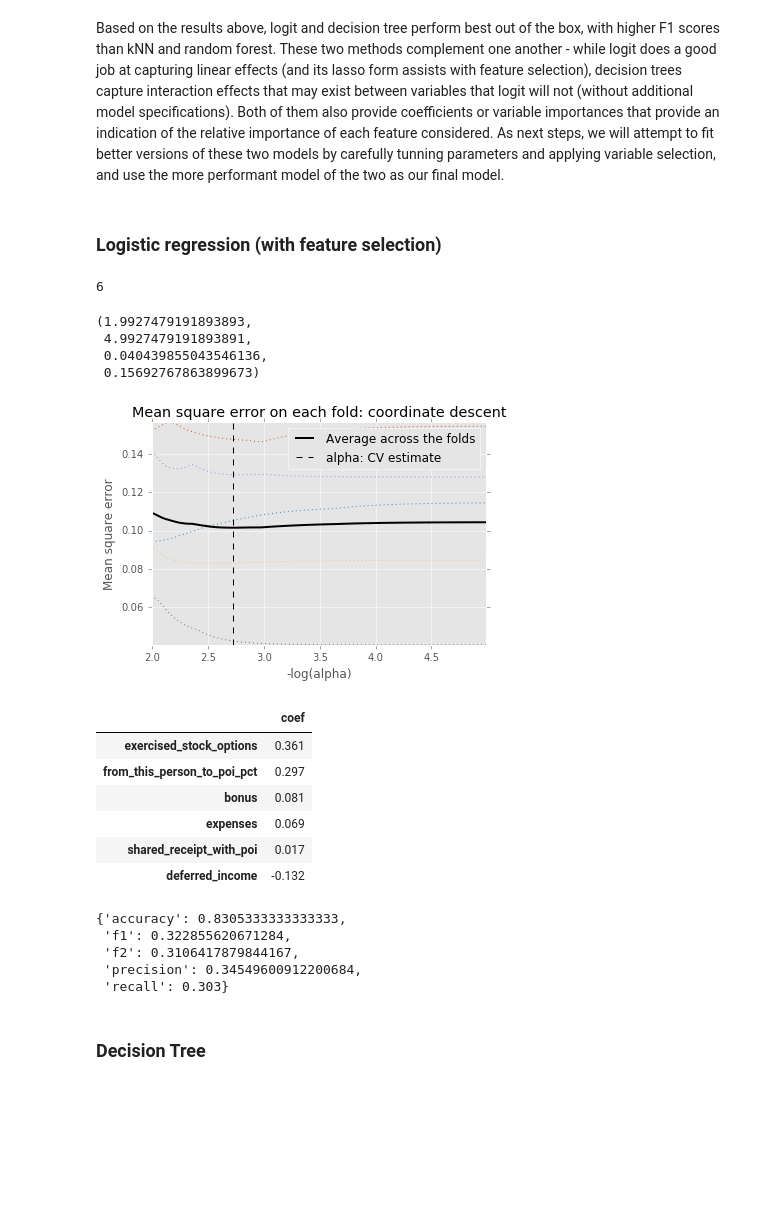
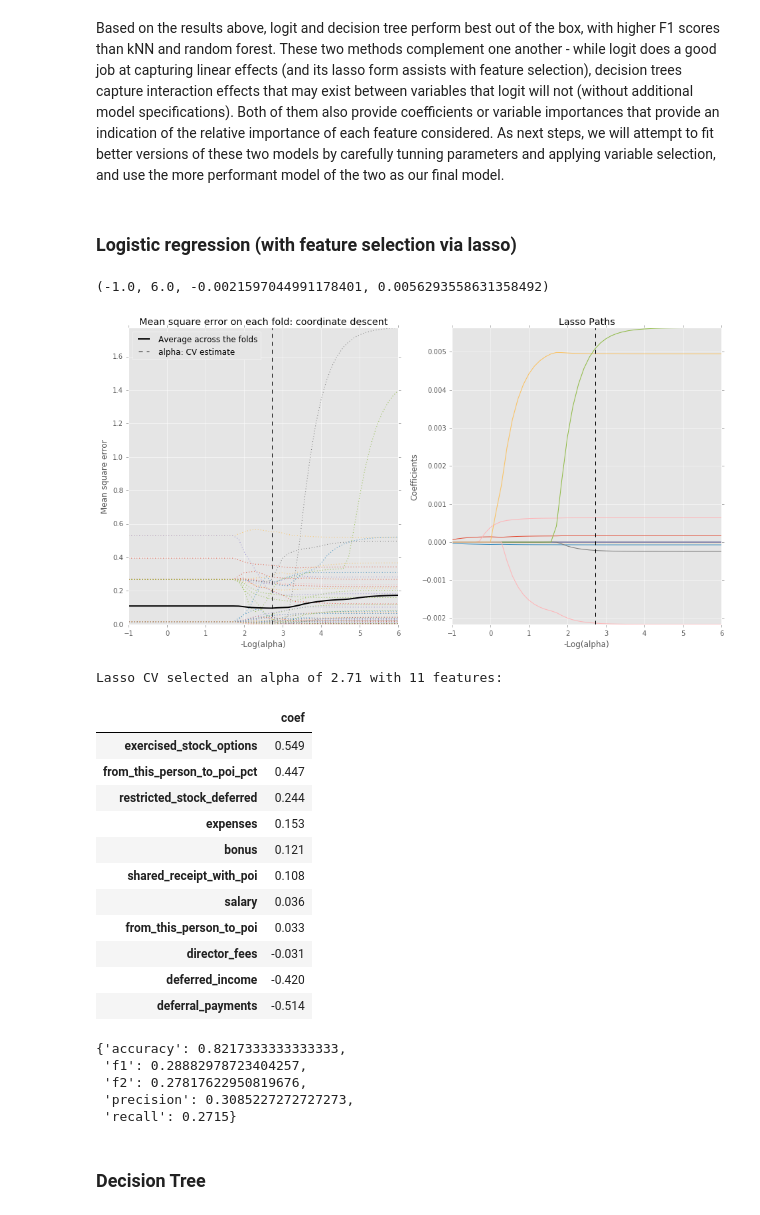
Before and after one commit to nyjgary/udacity_nanodegree, a Jupyter notebook: Enron/Enron.ipynb, the cells around one changed output. Saved outputs shown, nothing was run; the diff lists cells and outputs as text; code cells hidden in the pictures; blank space fills up the shorter version.

Commit message:
lasso completed, started decision tree

```diff
--- a/Enron/Enron.ipynb
+++ b/Enron/Enron.ipynb
@@ -349,36 +348,47 @@ pd.DataFrame(model_metrics)
 # %% [markdown]
 Based on the results above, logit and decision tree perform best out of the box, with higher F1 scores than kNN and random forest. These two methods complement one another - while logit does a good job at capturing linear effects (and its lasso form assists with feature selection), decision trees capture interaction effects that may exist between variables that logit will not (without additional model specifications). Both of them also provide coefficients or variable importances that provide an indication of the relative importance of each feature considered. As next steps, we will attempt to fit better versions of these two models by carefully tunning parameters and applying variable selection, and use the more performant model of the two as our final model.
 # %% [markdown]
-### Logistic regression (with feature selection)
+### Logistic regression (with feature selection via lasso)
 # %%
 from sklearn.feature_selection import SelectFromModel
 from sklearn.linear_model import LassoCV
-lasso = make_pipeline(MinMaxScaler(), LassoCV(normalize = True, random_state = 42, cv=5)).fit(features, labels)
+from sklearn.linear_model import lasso_path
+
+alphas = np.logspace(-6, 1, 50)
+
+lasso = make_pipeline(MinMaxScaler(),
+                      LassoCV(random_state = 42, cv=50, copy_X = True, alphas = alphas)).fit(features, labels)
 sfm = SelectFromModel(lasso.steps[1][1], prefit=True)
 features_lasso = sfm.transform(features)
-features_lasso.shape[1]
+n_features_lasso = features_lasso.shape[1]
+alpha_lasso = -np.log10(lasso.steps[1][1].alpha_)
-# %% [output]
-6
 # %%
+plt.figure(figsize=(16,8))
+
+# Plot MSE by alpha
+plt.subplot(121)
 m_log_alphas = -np.log10(lasso.steps[1][1].alphas_)
-plt.figure()
-#ymin, ymax = 2300, 3800
 plt.plot(m_log_alphas, lasso.steps[1][1].mse_path_, ':')
 plt.plot(m_log_alphas, lasso.steps[1][1].mse_path_.mean(axis=-1), 'k',
          label='Average across the folds', linewidth=2)
 plt.axvline(-np.log10(lasso.steps[1][1].alpha_), linestyle='--', color='k',
             label='alpha: CV estimate')
-
-plt.legend()
-
-plt.xlabel('-log(alpha)')
+plt.legend(loc = 'upper left')
+plt.xlabel('-Log(alpha)')
 plt.ylabel('Mean square error')
 plt.title('Mean square error on each fold: coordinate descent')
 plt.axis('tight')
-#plt.ylim(ymin, ymax)
+
+# Plot lasso paths
+plt.subplot(122)
+alphas_lasso, coefs_lasso, _ = lasso_path(features, labels, alphas = alphas)
+plt.plot(-np.log10(alphas_lasso), coefs_lasso.T)
+plt.axvline(-np.log10(lasso.steps[1][1].alpha_), linestyle='--', color='k',
+            label='alpha: CV estimate')
+plt.xlabel('-Log(alpha)')
+plt.ylabel('Coefficients')
+plt.title('Lasso Paths')
+plt.axis('tight')
 # %% [output]
-(1.9927479191893893,
- 4.9927479191893891,
- 0.040439855043546136,
- 0.15692767863899673)
+(-1.0, 6.0, -0.0021597044991178401, 0.0056293558631358492)
-[figure, old version]
+[figure, new version]
@@ -413,24 +395,31 @@ plt.ylim(ymin, ymax)
 # %%
+print "Lasso CV selected an alpha of %.2f with %d features:" % (alpha_lasso, n_features_lasso)
 lasso_coef = pd.DataFrame({'coef': lasso.steps[1][1].coef_.tolist()}, features_list[1:]).round(3)
 lasso_coef[lasso_coef['coef']!=0].sort('coef', ascending=False)
 # %% [output]
+Lasso CV selected an alpha of 2.71 with 11 features:
 |  | coef |
-| exercised_stock_options | 0.361 |
-| from_this_person_to_poi_pct | 0.297 |
-| bonus | 0.081 |
-| expenses | 0.069 |
-| shared_receipt_with_poi | 0.017 |
-| deferred_income | -0.132 |
+| exercised_stock_options | 0.549 |
+| from_this_person_to_poi_pct | 0.447 |
+| restricted_stock_deferred | 0.244 |
+| expenses | 0.153 |
+| bonus | 0.121 |
+| shared_receipt_with_poi | 0.108 |
+| salary | 0.036 |
+| from_this_person_to_poi | 0.033 |
+| director_fees | -0.031 |
+| deferred_income | -0.420 |
+| deferral_payments | -0.514 |
 # %%
 features_list = ['poi'] + lasso_coef[lasso_coef['coef']!=0].index.tolist()
 data = featureFormat(my_dataset, features_list, sort_keys = True)
 labels, features = targetFeatureSplit(data)
 test_classifier(make_pipeline(MinMaxScaler(), DecisionTreeClassifier()), folds = 1000)
 # %% [output]
-{'accuracy': 0.8305333333333333,
- 'f1': 0.322855620671284,
- 'f2': 0.3106417879844167,
- 'precision': 0.34549600912200684,
- 'recall': 0.303}
+{'accuracy': 0.8217333333333333,
+ 'f1': 0.28882978723404257,
+ 'f2': 0.27817622950819676,
+ 'precision': 0.3085227272727273,
+ 'recall': 0.2715}
 # %% [markdown]
 ### Decision Tree
```
Also changed, not shown: parts of 5 cells of this notebook.
